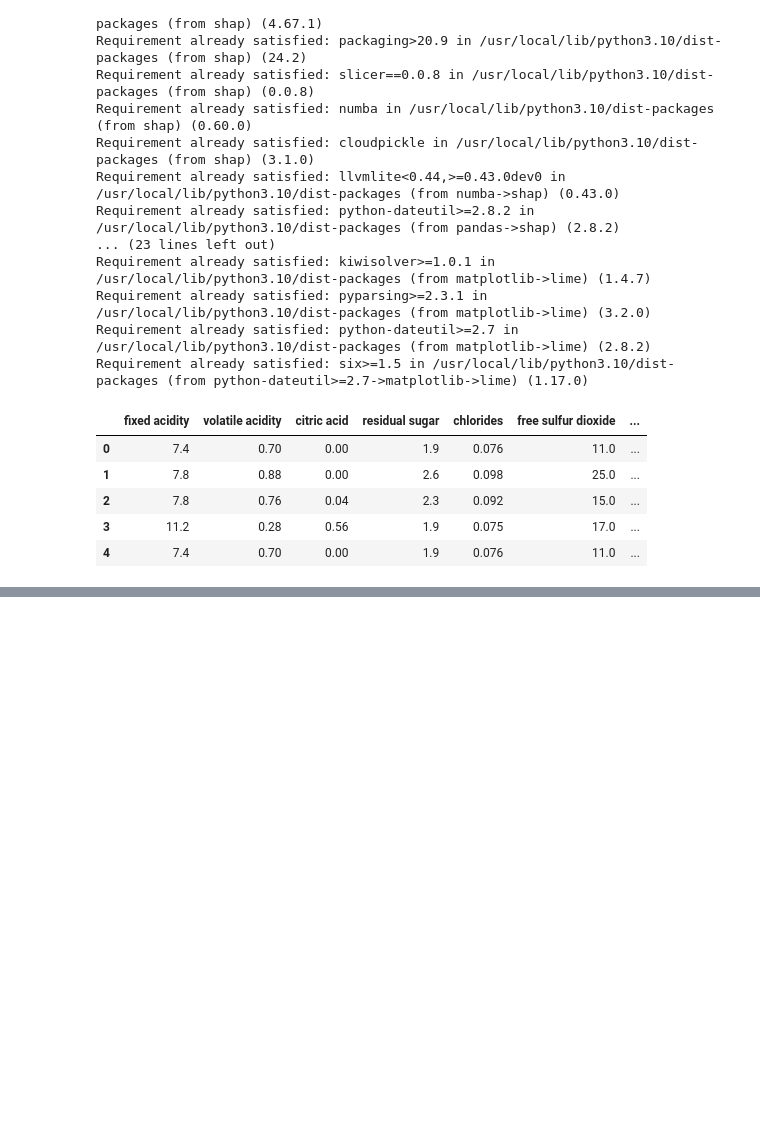
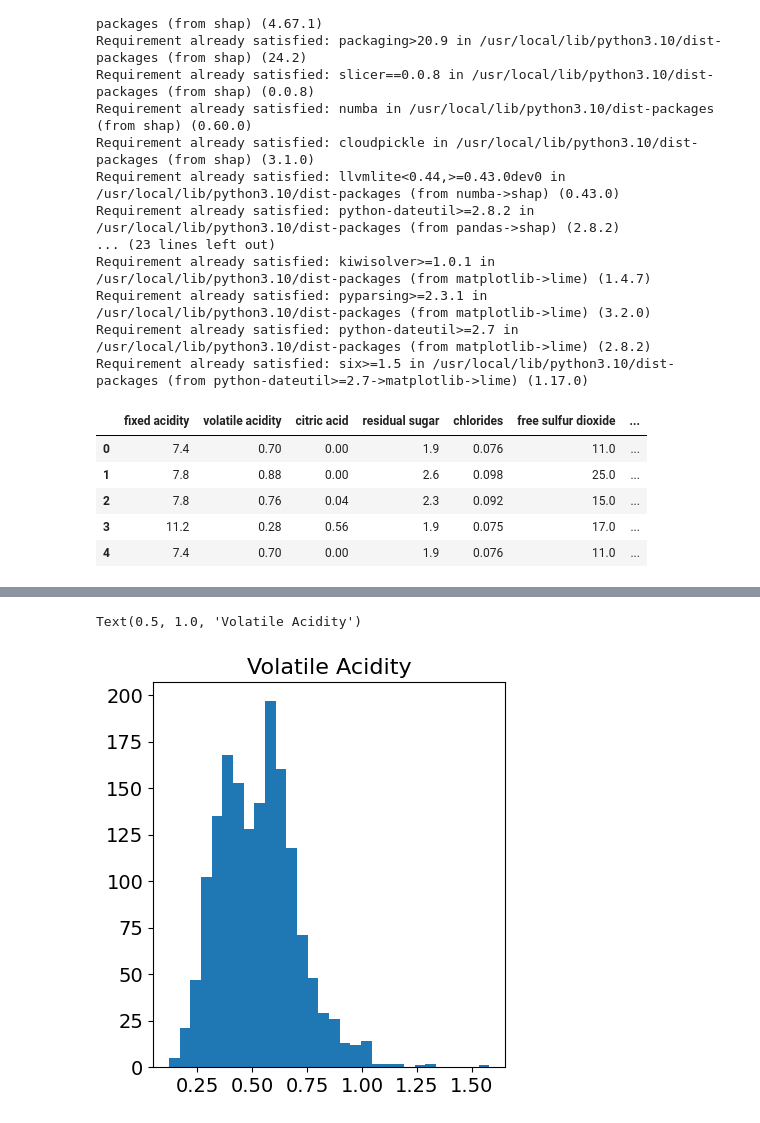
Before and after one commit to emiryavuz-13/xai-winequality-red, a Jupyter notebook: xai-winequality-red.ipynb, the cells around one changed output, grey strips where cells are left out. Drawn from its saved outputs; the diff is of its cells as text; code cells hidden in the pictures; blank space fills up the shorter version.

```diff
--- a/xai-winequality-red.ipynb
+++ b/xai-winequality-red.ipynb
@@ -46,0 +84,10 @@ wine.head()
+# %%
+plt.figure(figsize=(10, 5))
+plt.subplot(1, 2, 1)
+plt.hist(wine['volatile acidity'], bins=30)
+plt.xticks(fontsize=14)
+plt.yticks(fontsize=14)
+plt.title("Volatile Acidity", fontsize=16)
+# %% [output]
+Text(0.5, 1.0, 'Volatile Acidity')
+[figure, added]
```
Also changed, not shown: parts of 4 cells of this notebook.
